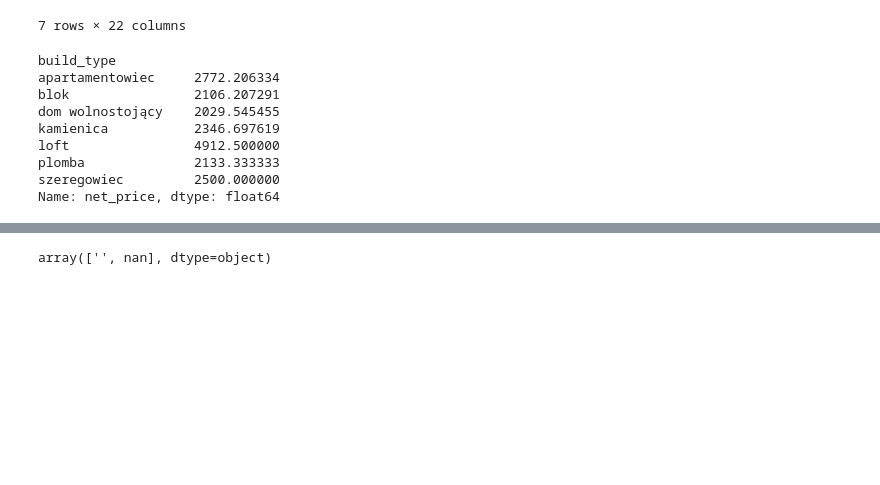
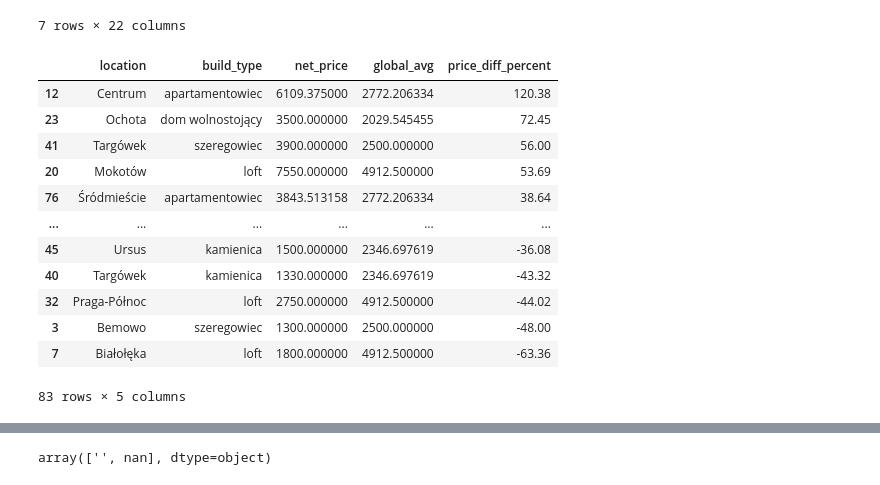
Before and after one commit to filki/Kaggle_Warsaw_rent_prices, a Jupyter notebook: starter.ipynb, the cells around one changed output, grey strips where cells are left out. Saved outputs shown, nothing was run; the diff lists cells and outputs as text; code cells hidden in the pictures; blank space fills up the shorter version.

```diff
--- a/starter.ipynb
+++ b/starter.ipynb
@@ -237,15 +237,6 @@ df.pivot_table(values = "net_price",index = "build_type" ,columns = "location",
 | szeregowiec | 1300.000000 | NaN | NaN | NaN | NaN | NaN | NaN | NaN | ... |
 7 rows × 22 columns
 # %%
-df.groupby("build_type")["net_price"].mean()
+global_avg = df.groupby("build_type")["net_price"].mean()
+local_avg = df.groupby(["location", "build_type"])["net_price"].mean()
-# %% [output]
-build_type
-apartamentowiec     2772.206334
-blok                2106.207291
-dom wolnostojący    2029.545455
-kamienica           2346.697619
-loft                4912.500000
-plomba              2133.333333
-szeregowiec         2500.000000
-Name: net_price, dtype: float64
 # %%
@@ -252,0 +245,34 @@ Name: net_price, dtype: float64
+# %%
+# Restructure the data to make the calculation easier
+result = pd.DataFrame(local_avg)
+result = result.reset_index()
+
+# Merge with global averages
+result = result.merge(
+    global_avg.reset_index().rename(columns={'net_price': 'global_avg'}),
+    on='build_type'
+)
+
+# Calculate the percentage difference
+result['price_diff_percent'] = round(calc_percentage_diff(
+    result['net_price'],
+    result['global_avg']
+),2)
+
+# Sort to see the biggest differences
+result = result.sort_values('price_diff_percent', ascending=False)
+result
+# %% [output]
+|  | location | build_type | net_price | global_avg | price_diff_percent |
+| 12 | Centrum | apartamentowiec | 6109.375000 | 2772.206334 | 120.38 |
+| 23 | Ochota | dom wolnostojący | 3500.000000 | 2029.545455 | 72.45 |
+| 41 | Targówek | szeregowiec | 3900.000000 | 2500.000000 | 56.00 |
+| 20 | Mokotów | loft | 7550.000000 | 4912.500000 | 53.69 |
+| 76 | Śródmieście | apartamentowiec | 3843.513158 | 2772.206334 | 38.64 |
+| ... | ... | ... | ... | ... | ... |
+| 45 | Ursus | kamienica | 1500.000000 | 2346.697619 | -36.08 |
+| 40 | Targówek | kamienica | 1330.000000 | 2346.697619 | -43.32 |
+| 32 | Praga-Północ | loft | 2750.000000 | 4912.500000 | -44.02 |
+| 3 | Bemowo | szeregowiec | 1300.000000 | 2500.000000 | -48.00 |
+| 7 | Białołęka | loft | 1800.000000 | 4912.500000 | -63.36 |
+83 rows × 5 columns
```
Also changed, not shown: parts of 5 cells of this notebook.
